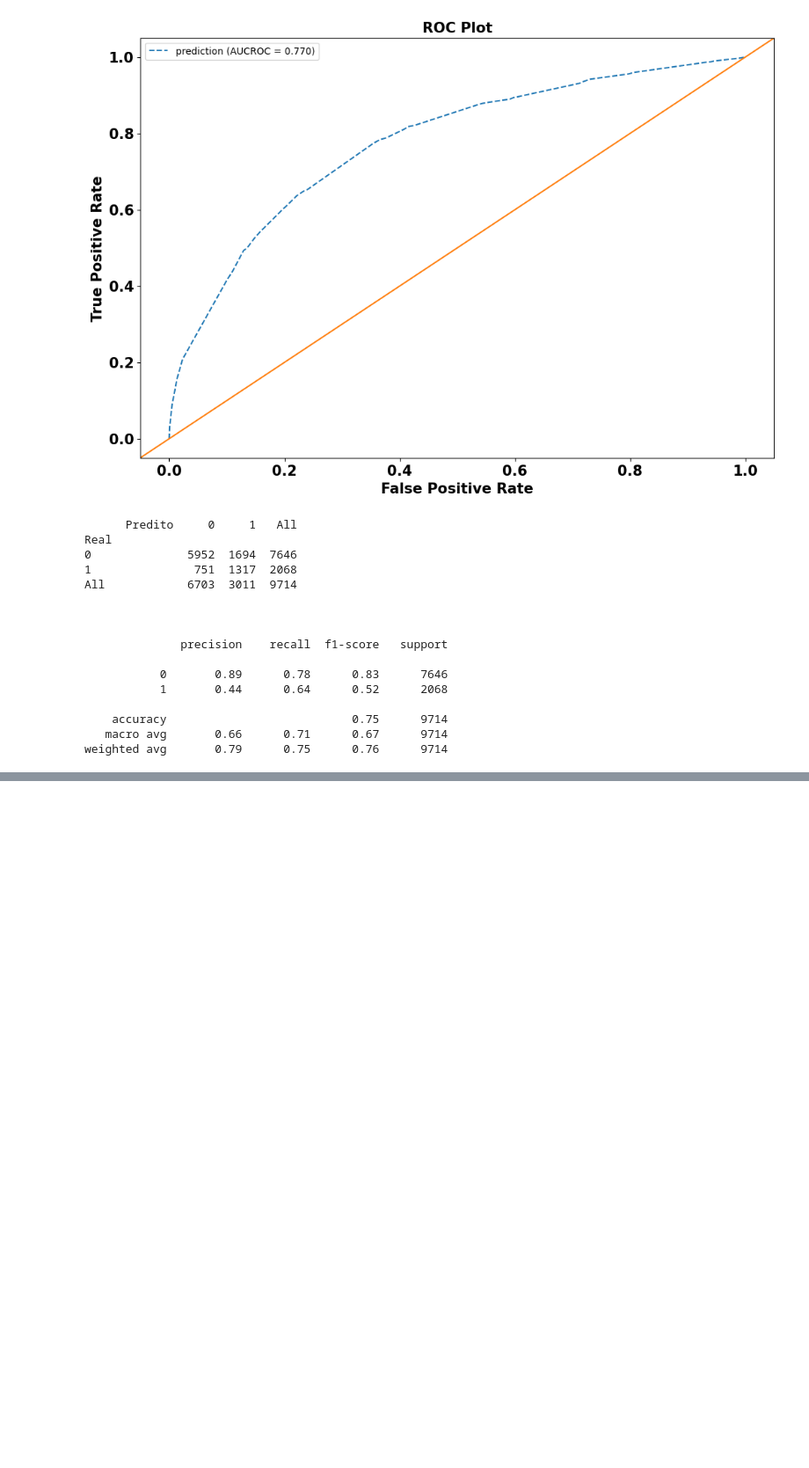
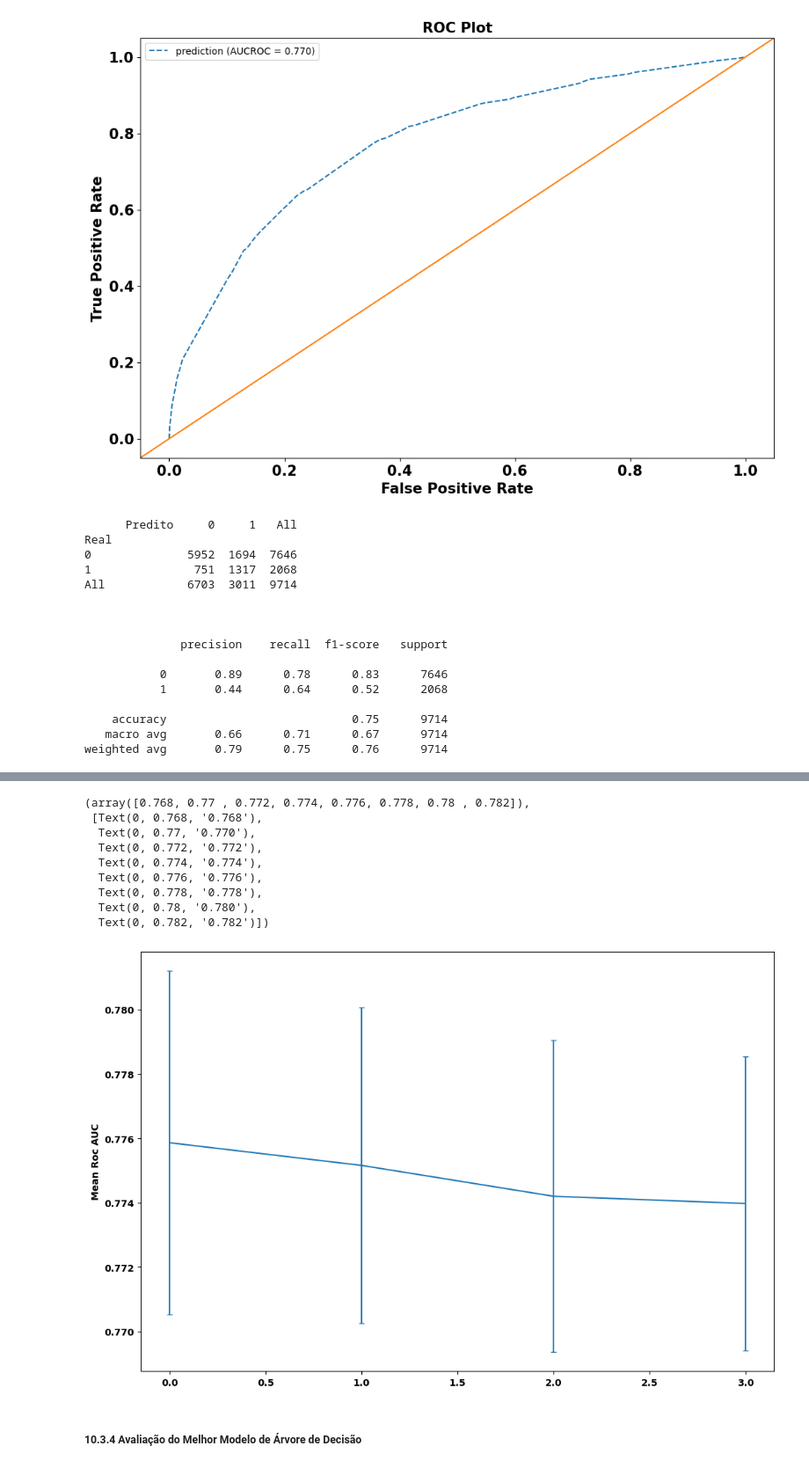
Before and after one commit to samantasobral/shap-ml-interpretability, a Jupyter notebook: notebook/shap_model.ipynb, the cells around one changed output, grey strips where cells are left out. Shown at 88% size. Cells and saved outputs as stored; diff of their text form; code cells hidden in the pictures; blank space fills up the shorter version.

```diff
--- a/notebook/shap_model.ipynb
+++ b/notebook/shap_model.ipynb
@@ -1971,0 +2018,17 @@ weighted avg       0.79      0.75      0.76      9714
+# %%
+param_grid = {
+    'classifier__n_estimators': [150,200],
+    'classifier__max_features': ['auto', 'sqrt'],
+    'classifier__class_weight': ['balanced'],
+    'classifier__min_samples_leaf': [100, 200, 300],
+    'classifier__min_samples_split': [100, 200, 300],
+    'classifier__max_depth': [6,7,8]
+}
+
+rf = RandomizedSearchCV(clf, param_grid, scoring = ['f1', 'balanced_accuracy', 'roc_auc', 'accuracy'], cv = kf, refit = 'roc_auc')
+
+search_rf = rf.fit(df10_rf.drop('pago', axis = 1), df10_rf['pago'])
+
+print(search_dt.best_params_)
+print('\n')
+print(round(search_rf.best_score_,3 ))
@@ -1971,0 +2040,9 @@ weighted avg       0.79      0.75      0.76      9714
+# %%
+results = pd.DataFrame(search_rf.cv_results_)[['params', 'mean_test_roc_auc',
+                                               'std_test_roc_auc', 'mean_test_f1', 'std_test_f1',
+                                               'mean_test_balanced_accuracy', 'std_test_balanced_accuracy',
+                                               'mean_test_accuracy', 'std_test_accuracy' ]]
+
+results.sort_values(by = 'mean_test_roc_auc', ascending = False, inplace = True)
+
+results.head()
@@ -1971,0 +2056,27 @@ weighted avg       0.79      0.75      0.76      9714
+# %%
+#plotando o gráfico:
+
+results.sort_values(by = 'mean_test_roc_auc', ascending = False, inplace = True)
+
+results.reset_index(drop= True, inplace = True)
+
+results['mean_test_roc_auc'].plot(
+    yerr=results['std_test_roc_auc'],
+    capsize=3)
+
+plt.ylabel('Mean Roc AUC', fontsize = 10, weight = 'bold')
+plt.xticks(fontsize = 10, weight = 'bold')
+plt.yticks(fontsize = 10, weight = 'bold')
+# %% [output]
+(array([0.768, 0.77 , 0.772, 0.774, 0.776, 0.778, 0.78 , 0.782]),
+ [Text(0, 0.768, '0.768'),
+  Text(0, 0.77, '0.770'),
+  Text(0, 0.772, '0.772'),
+  Text(0, 0.774, '0.774'),
+  Text(0, 0.776, '0.776'),
+  Text(0, 0.778, '0.778'),
+  Text(0, 0.78, '0.780'),
+  Text(0, 0.782, '0.782')])
+[figure, added]
+# %% [markdown]
+##### 10.3.4 Avaliação do Melhor Modelo de Árvore de Decisão
```
Also changed, not shown: parts of 37 cells of this notebook.
